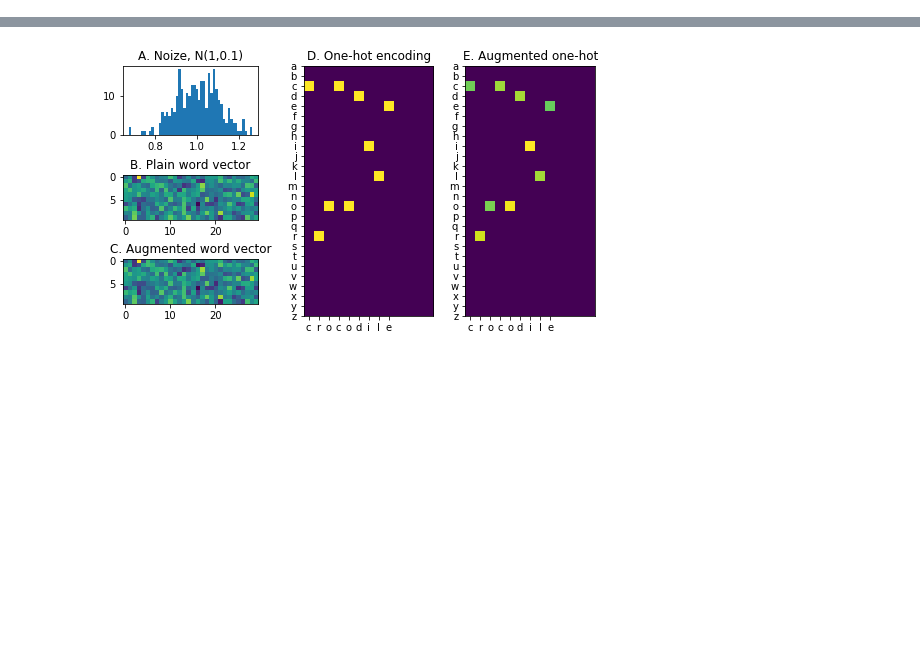
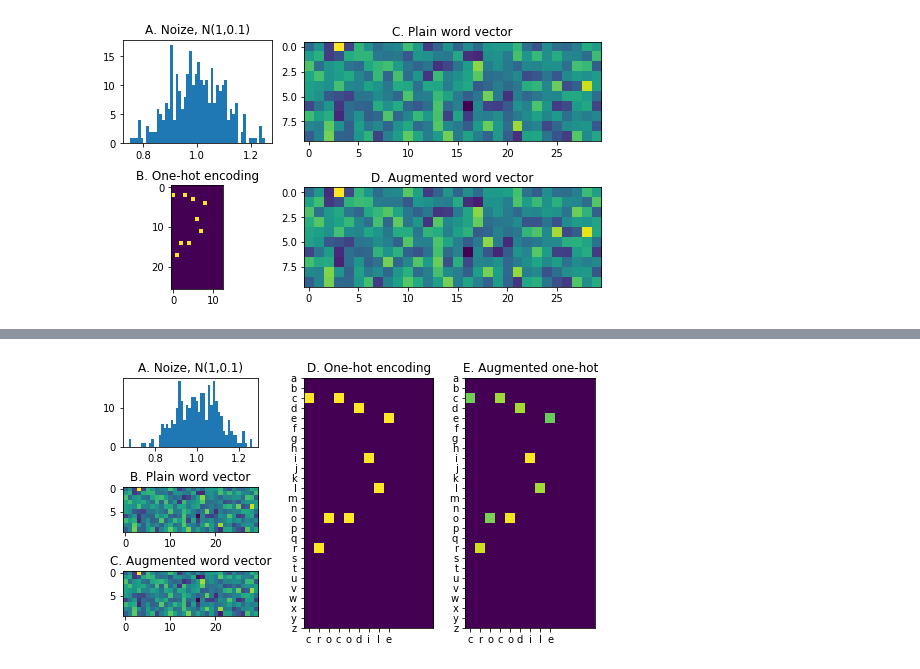
Before and after one commit to bakirillov/episodic-memory-ml, a Jupyter notebook: src/Appendix2.ipynb, the cells around one changed output, grey strips where cells are left out. Cells and saved outputs as stored; diff of their text form; code cells hidden in the pictures; blank space fills up the shorter version.

```diff
--- a/src/Appendix2.ipynb
+++ b/src/Appendix2.ipynb
@@ -12,3 +12,33 @@ wv = df.loc["crocodile"][0:-1].values
 # %%
 df2 = pd.read_csv("english_1hot.csv", index_col=0)
 ohot = df2.loc["crocodile"].values[0:-1]
+# %%
+fig = plt.figure(constrained_layout=True)
+gs = fig.add_gridspec(2, 3)
+histogram = fig.add_subplot(gs[0,0])
+histogram.set_title("A. Noize, N(1,0.1)")
+plt.hist(np.random.normal(size=300, loc=1, scale=0.1), bins=50)
+ohot_plain = fig.add_subplot(gs[1,0])
+ohot_plain.set_title("B. One-hot encoding")
+plt.imshow(ohot.reshape(26, 13))
+#plt.xticks(np.arange(26), "abcdefghijklmnopqrstuvwxyz")
+#plt.yticks(np.arange(-2, len("crocodile")+2), "elidocorc")
+wv_plain = fig.add_subplot(gs[0,1:])
+wv_plain.set_title("C. Plain word vector")
+plt.imshow(wv.reshape(10, 30))
+wv_aug = fig.add_subplot(gs[1,1:])
+wv_aug.set_title("D. Augmented word vector")
+plt.imshow((wv*np.random.normal(size=300, loc=1, scale=0.1)).reshape(10, 30))
+#ohot_plain = fig.add_subplot(gs[:,1])
+#ohot_plain.set_title("D. One-hot encoding")
+#plt.imshow(ohot.reshape(26, 13))
+#plt.yticks(np.arange(26), "abcdefghijklmnopqrstuvwxyz")
+#plt.xticks(np.arange(len("crocodile")), "crocodile")
+#ohot_aug = fig.add_subplot(gs[:,2])
+#ohot_aug.set_title("E. Augmented one-hot")
+#plt.imshow((ohot*np.random.normal(size=ohot.shape, loc=1, scale=0.1)).reshape(26, 13))
+#plt.yticks(np.arange(26), "abcdefghijklmnopqrstuvwxyz")
+#plt.xticks(np.arange(len("crocodile")), "crocodile")
+plt.show()
+# %% [output]
+[figure, added]
```
Also changed, not shown: parts of 2 cells of this notebook, 2 other files.
